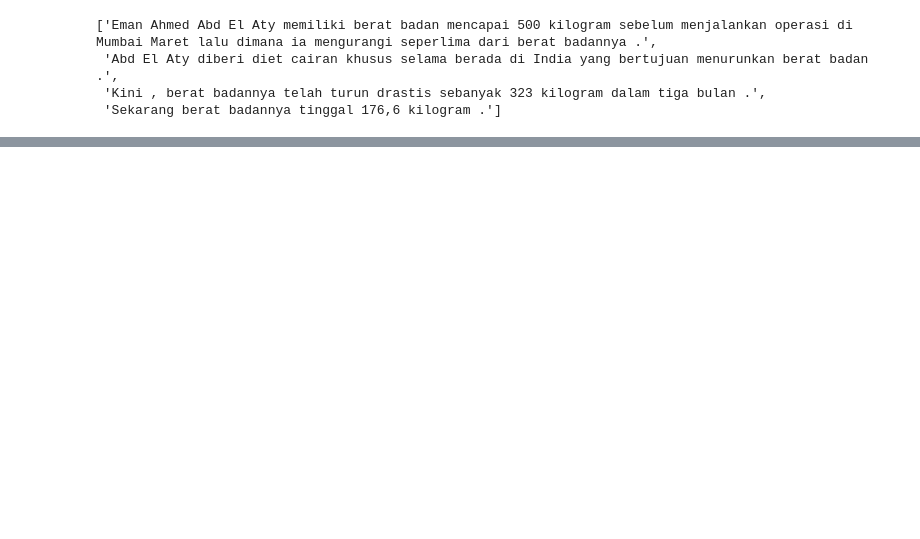
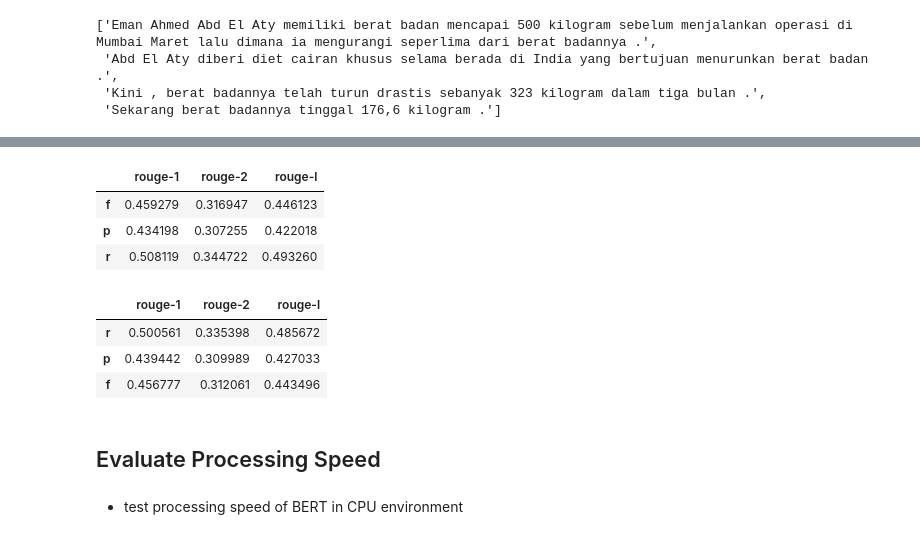
Before and after one commit to utomoreza/IndoSum, a Jupyter notebook: process.ipynb, the cells around one changed output, grey strips where cells are left out. Cells and saved outputs as stored; diff of their text form; code cells hidden in the pictures; blank space fills up the shorter version.

```diff
--- a/process.ipynb
+++ b/process.ipynb
@@ -49,0 +527,12 @@ with open('datasets/test_01.json', 'w') as file:
+# %%
+list_sitenames = [datum['source'] for datum in data]
+# %%
+# summarize!
+summaries = []
+for article, site in tqdm(zip(X_test[:500], list_sitenames[:500])):
+    clean_article = preprocessor(article, site)
+
+    sum_bert = model(clean_article)
+    sum_word2vec = ' '.join(word2vecsum.summarize(clean_article))
+
+    summaries.append((sum_bert, sum_word2vec))
@@ -49,0 +541,5 @@ with open('datasets/test_01.json', 'w') as file:
+# %%
+rouge = Rouge()
+# %%
+rouge_scores_bert = rouge.get_scores(hyps=[summ[0] for summ in summaries],
+                                     refs=y_test[:500], avg=True)
@@ -49,0 +573,20 @@ with open('datasets/test_01.json', 'w') as file:
+# %%
+# ROUGE metrics for BERT
+pd.DataFrame(rouge_scores_bert)
+# %% [output]
+|  | rouge-1 | rouge-2 | rouge-l |
+| f | 0.459279 | 0.316947 | 0.446123 |
+| p | 0.434198 | 0.307255 | 0.422018 |
+| r | 0.508119 | 0.344722 | 0.493260 |
+# %%
+# ROUGE metrics for Word2Vec
+pd.DataFrame(rouge_scores_word2vec)
+# %% [output]
+|  | rouge-1 | rouge-2 | rouge-l |
+| r | 0.500561 | 0.335398 | 0.485672 |
+| p | 0.439442 | 0.309989 | 0.427033 |
+| f | 0.456777 | 0.312061 | 0.443496 |
+# %% [markdown]
+## Evaluate Processing Speed
+# %% [markdown]
+- test processing speed of BERT in CPU environment
```
Also changed, not shown: parts of 42 cells of this notebook.
